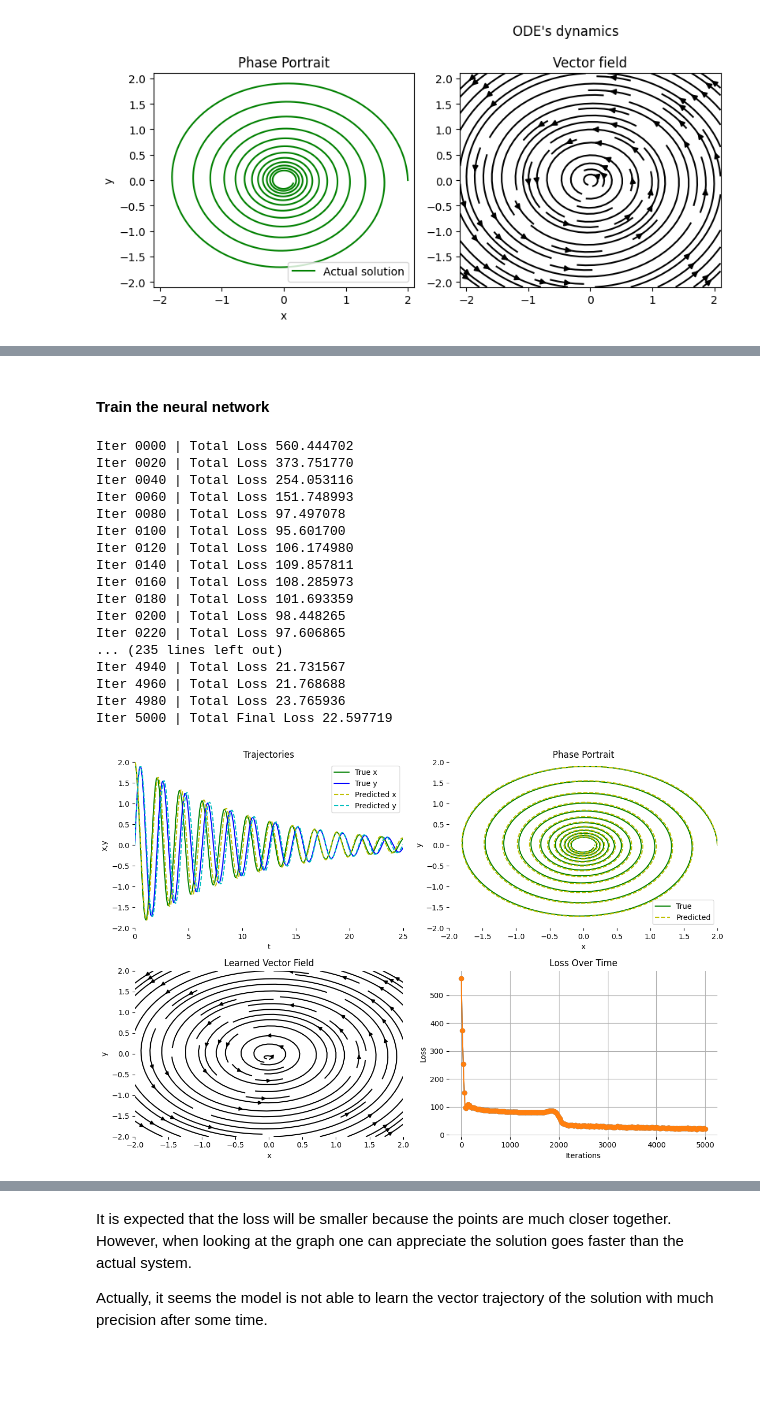
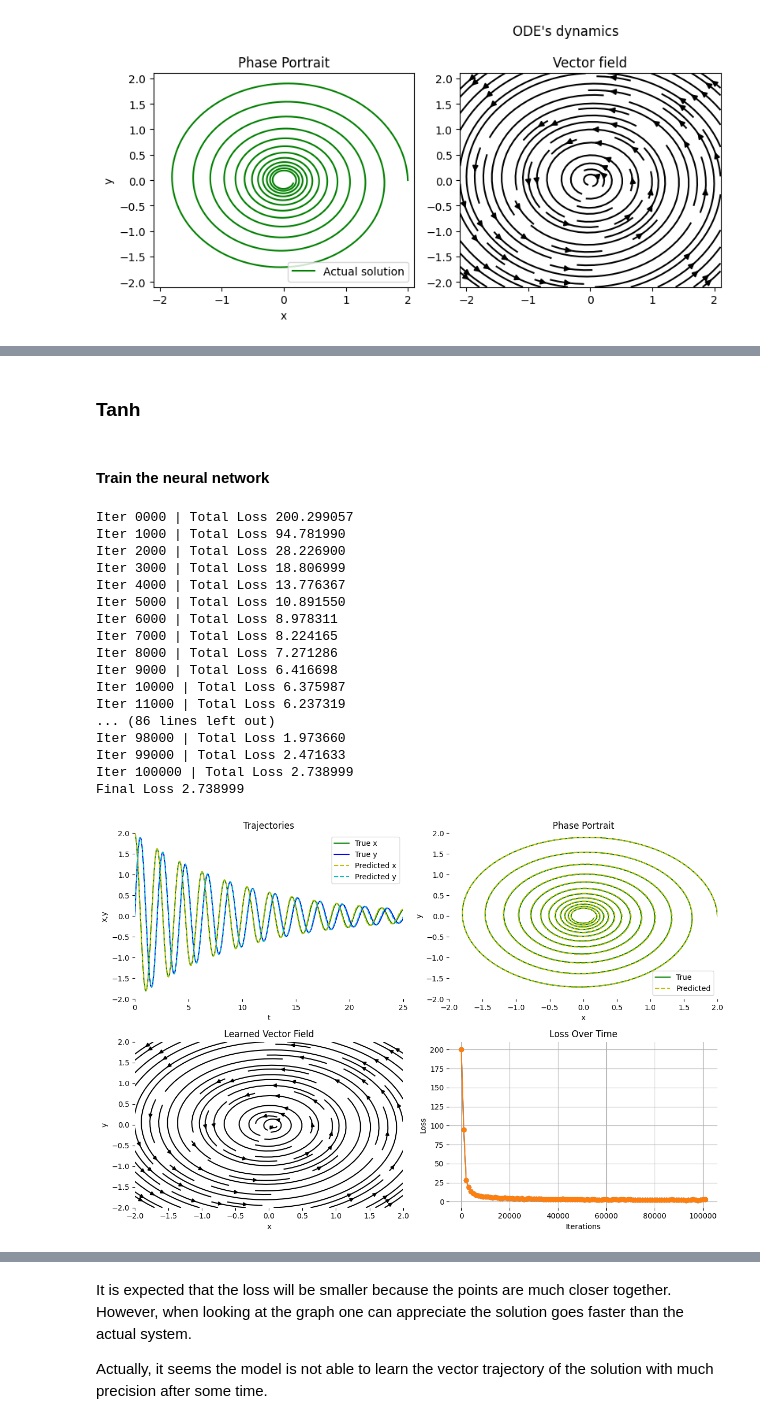
Before and after one commit to pbaldisa/neural-odes, a Jupyter notebook: application_examples/simple_systems/linearODE.ipynb, the cells around one changed output, grey strips where cells are left out. Cells and saved outputs as stored; diff of their text form; code cells hidden in the pictures; blank space fills up the shorter version.

Commit message:
Training function and linearODE example update

```diff
--- a/application_examples/simple_systems/linearODE.ipynb
+++ b/application_examples/simple_systems/linearODE.ipynb
@@ -37,5 +42,5 @@ In order to train the model, let's create a "real" system to use as training dat
 # %%
-t = torch.linspace(0., terminal_time, data_size)
+t = torch.linspace(0., args['terminal_time'], args['data_size'])
 # %% [markdown]
 #### Define the real system
 First define the real system, which is a linear system of ODEs with a known solution. Then calculate the solution of the system using the `odeint` function from `torchdiffeq` and plot the solution.
@@ -54,9 +59,11 @@ plt.plot_ode(true_y, true_vector_field)
+# %% [markdown]
+### Tanh
 # %%
 # Define a Neural Network to learn the vector field
-class ODEnn(nn.Module):
+class ODEnnT(nn.Module):
 
     def __init__(self):
-        super(ODEnn, self).__init__()
+        super(ODEnnT, self).__init__()
 
         self.net = nn.Sequential(
             # ODE-Net's neural network architecture: 1 hidden layer with 50 neurons, tanh activation, 2 output neurons
@@ -75,6 +82,6 @@ class ODEnn(nn.Module):
     def forward(self, t, y):
         return self.net(y)
 
-func = ODEnn()
+func = ODEnnT()
 # %% [markdown]
 #### Train the neural network
@@ -88,51 +88,27 @@ def get_batch(true_y, t): # TODO put this in helpers
 # %%
-# TODO add training function in helpers
-optimizer = optim.RMSprop(func.parameters(), lr=learning_rate)
+optimizer = optim.RMSprop(func.parameters(), lr=args['learning_rate'])
 
-losses = [] # List that will store the loss at each iteration
-
-for i in range(niters):
-    optimizer.zero_grad()
-    batch_y0, batch_t, batch_y = get_batch(true_y, t)
-    pred_y = odeint(func, batch_y0, batch_t, method=method)
-    loss = torch.mean(torch.abs(pred_y - batch_y))
-    loss.backward()
-    optimizer.step()
-
-    # Visualise training process
-    if i % test_freq == 0:
-        with torch.no_grad():
-            # Compute loss using all data
-            pred_y = odeint(func, true_y0, t, method=method)
-            loss = torch.norm(pred_y - true_y)
-            losses.append(loss.item())
-            print('Iter {:04d} | Total Loss {:.6f}'.format(i, loss.item()))
-
-# Compute loss using all data
-pred_y = odeint(func, true_y0, t, method=method)
-loss = torch.norm(pred_y - true_y)
-losses.append(loss.item())
-print('Iter {:04d} | Total Final Loss {:.6f}'.format(niters, loss.item()))
+losses = train.train_model(func, optimizer, true_y0, true_y, t, args)
 # %% [output]
-Iter 0000 | Total Loss 560.444702
-Iter 0020 | Total Loss 373.751770
-Iter 0040 | Total Loss 254.053116
-Iter 0060 | Total Loss 151.748993
-Iter 0080 | Total Loss 97.497078
-Iter 0100 | Total Loss 95.601700
-Iter 0120 | Total Loss 106.174980
-Iter 0140 | Total Loss 109.857811
-Iter 0160 | Total Loss 108.285973
-Iter 0180 | Total Loss 101.693359
-Iter 0200 | Total Loss 98.448265
-Iter 0220 | Total Loss 97.606865
-... (235 lines left out)
-Iter 4940 | Total Loss 21.731567
-Iter 4960 | Total Loss 21.768688
-Iter 4980 | Total Loss 23.765936
-Iter 5000 | Total Final Loss 22.597719
+Iter 0000 | Total Loss 200.299057
+Iter 1000 | Total Loss 94.781990
+Iter 2000 | Total Loss 28.226900
+Iter 3000 | Total Loss 18.806999
+Iter 4000 | Total Loss 13.776367
+Iter 5000 | Total Loss 10.891550
+Iter 6000 | Total Loss 8.978311
+Iter 7000 | Total Loss 8.224165
+Iter 8000 | Total Loss 7.271286
+Iter 9000 | Total Loss 6.416698
+Iter 10000 | Total Loss 6.375987
+Iter 11000 | Total Loss 6.237319
+... (86 lines left out)
+Iter 98000 | Total Loss 1.973660
+Iter 99000 | Total Loss 2.471633
+Iter 100000 | Total Loss 2.738999
+Final Loss 2.738999
 # %%
-plt.plot_linearODE_result(true_y, odeint(func, true_y0, t, method=method), t, func, losses, test_freq)
+plt.plot_linearODE_result(true_y, odeint(func, true_y0, t, method=args['method']), t, func, losses, args['test_freq'])
 # %% [output]
-[figure, old version]
+[figure, new version]
 # %% [markdown]
```
Also changed, not shown: parts of 44 cells of this notebook, 1 other file.
